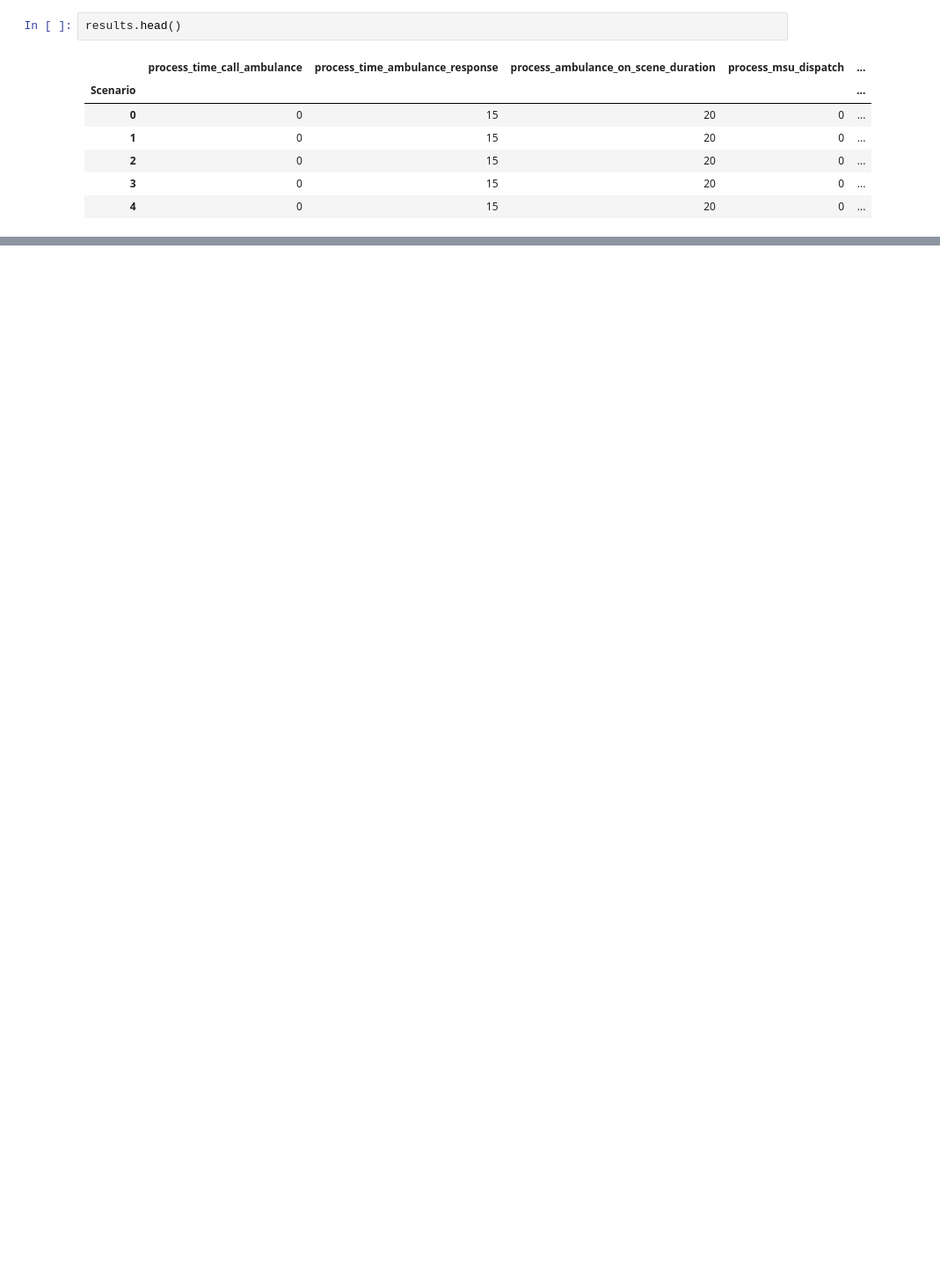
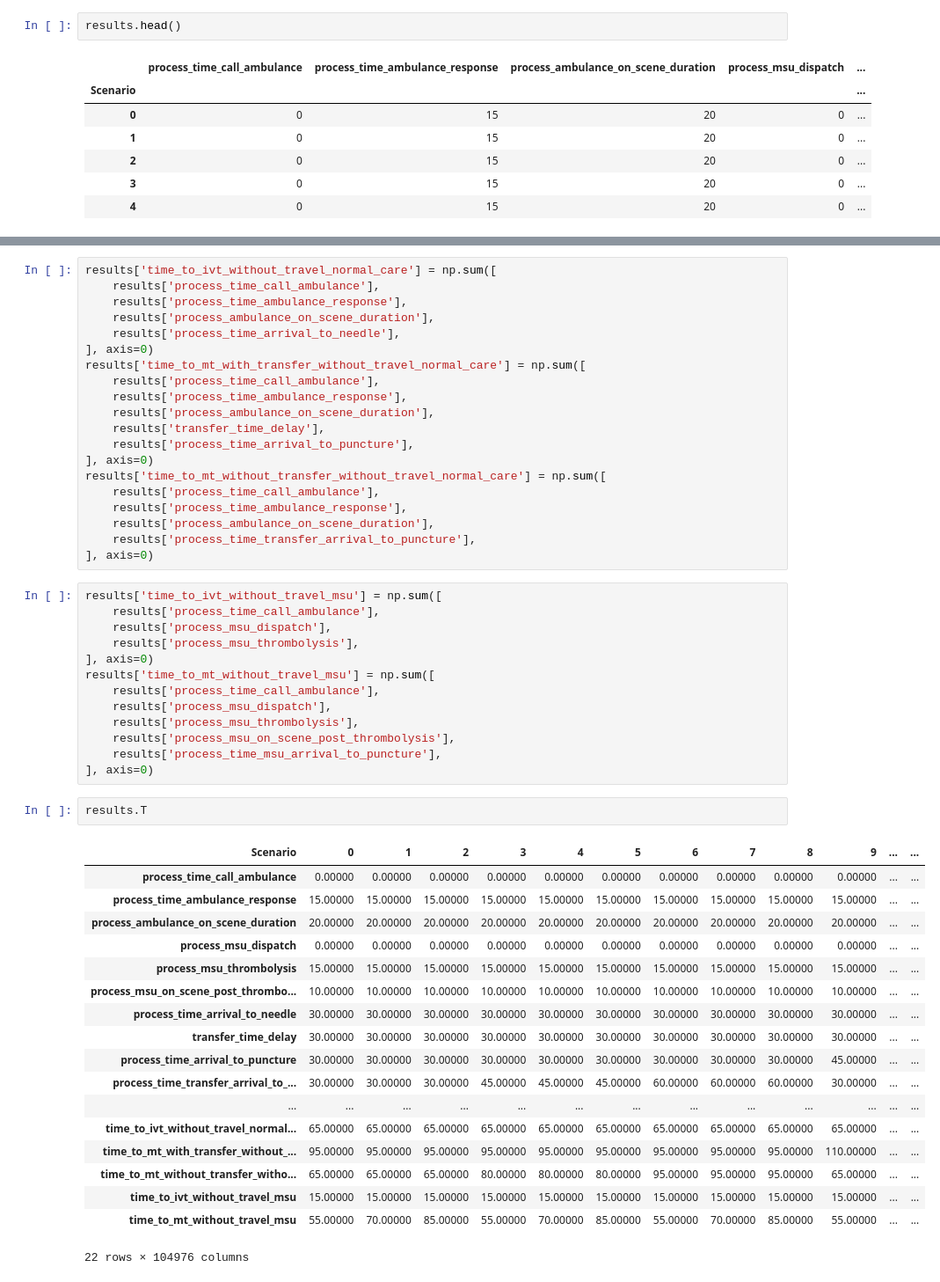
Before and after one commit to stroke-modelling/muster2, a Jupyter notebook: scenario_analysis/scenario_1_analysis.ipynb, the cells around one changed output, grey strips where cells are left out. Shown at 88% size. Cells and saved outputs as stored; diff of their text form; blank space fills up the shorter version.

```diff
--- a/scenario_analysis/scenario_1_analysis.ipynb
+++ b/scenario_analysis/scenario_1_analysis.ipynb
@@ -112,0 +141,54 @@ plt.show()
+# %%
+results['time_to_ivt_without_travel_normal_care'] = np.sum([
+    results['process_time_call_ambulance'],
+    results['process_time_ambulance_response'],
+    results['process_ambulance_on_scene_duration'],
+    results['process_time_arrival_to_needle'],
+], axis=0)
+results['time_to_mt_with_transfer_without_travel_normal_care'] = np.sum([
+    results['process_time_call_ambulance'],
+    results['process_time_ambulance_response'],
+    results['process_ambulance_on_scene_duration'],
+    results['transfer_time_delay'],
+    results['process_time_arrival_to_puncture'],
+], axis=0)
+results['time_to_mt_without_transfer_without_travel_normal_care'] = np.sum([
+    results['process_time_call_ambulance'],
+    results['process_time_ambulance_response'],
+    results['process_ambulance_on_scene_duration'],
+    results['process_time_transfer_arrival_to_puncture'],
+], axis=0)
+# %%
+results['time_to_ivt_without_travel_msu'] = np.sum([
+    results['process_time_call_ambulance'],
+    results['process_msu_dispatch'],
+    results['process_msu_thrombolysis'],
+], axis=0)
+results['time_to_mt_without_travel_msu'] = np.sum([
+    results['process_time_call_ambulance'],
+    results['process_msu_dispatch'],
+    results['process_msu_thrombolysis'],
+    results['process_msu_on_scene_post_thrombolysis'],
+    results['process_time_msu_arrival_to_puncture'],
+], axis=0)
+# %%
+results.T
+# %% [output]
+| Scenario | 0 | 1 | 2 | 3 | 4 | 5 | 6 | 7 | 8 | 9 | ... | ... |
+| process_time_call_ambulance | 0.00000 | 0.00000 | 0.00000 | 0.00000 | 0.00000 | 0.00000 | 0.00000 | 0.00000 | 0.00000 | 0.00000 | ... | ... |
+| process_time_ambulance_response | 15.00000 | 15.00000 | 15.00000 | 15.00000 | 15.00000 | 15.00000 | 15.00000 | 15.00000 | 15.00000 | 15.00000 | ... | ... |
+| process_ambulance_on_scene_duration | 20.00000 | 20.00000 | 20.00000 | 20.00000 | 20.00000 | 20.00000 | 20.00000 | 20.00000 | 20.00000 | 20.00000 | ... | ... |
+| process_msu_dispatch | 0.00000 | 0.00000 | 0.00000 | 0.00000 | 0.00000 | 0.00000 | 0.00000 | 0.00000 | 0.00000 | 0.00000 | ... | ... |
+| process_msu_thrombolysis | 15.00000 | 15.00000 | 15.00000 | 15.00000 | 15.00000 | 15.00000 | 15.00000 | 15.00000 | 15.00000 | 15.00000 | ... | ... |
+| process_msu_on_scene_post_thrombo... | 10.00000 | 10.00000 | 10.00000 | 10.00000 | 10.00000 | 10.00000 | 10.00000 | 10.00000 | 10.00000 | 10.00000 | ... | ... |
+| process_time_arrival_to_needle | 30.00000 | 30.00000 | 30.00000 | 30.00000 | 30.00000 | 30.00000 | 30.00000 | 30.00000 | 30.00000 | 30.00000 | ... | ... |
+| transfer_time_delay | 30.00000 | 30.00000 | 30.00000 | 30.00000 | 30.00000 | 30.00000 | 30.00000 | 30.00000 | 30.00000 | 30.00000 | ... | ... |
+| process_time_arrival_to_puncture | 30.00000 | 30.00000 | 30.00000 | 30.00000 | 30.00000 | 30.00000 | 30.00000 | 30.00000 | 30.00000 | 45.00000 | ... | ... |
+| process_time_transfer_arrival_to_... | 30.00000 | 30.00000 | 30.00000 | 45.00000 | 45.00000 | 45.00000 | 60.00000 | 60.00000 | 60.00000 | 30.00000 | ... | ... |
+| ... | ... | ... | ... | ... | ... | ... | ... | ... | ... | ... | ... | ... |
+| time_to_ivt_without_travel_normal... | 65.00000 | 65.00000 | 65.00000 | 65.00000 | 65.00000 | 65.00000 | 65.00000 | 65.00000 | 65.00000 | 65.00000 | ... | ... |
+| time_to_mt_with_transfer_without_... | 95.00000 | 95.00000 | 95.00000 | 95.00000 | 95.00000 | 95.00000 | 95.00000 | 95.00000 | 95.00000 | 110.00000 | ... | ... |
+| time_to_mt_without_transfer_witho... | 65.00000 | 65.00000 | 65.00000 | 80.00000 | 80.00000 | 80.00000 | 95.00000 | 95.00000 | 95.00000 | 65.00000 | ... | ... |
+| time_to_ivt_without_travel_msu | 15.00000 | 15.00000 | 15.00000 | 15.00000 | 15.00000 | 15.00000 | 15.00000 | 15.00000 | 15.00000 | 15.00000 | ... | ... |
+| time_to_mt_without_travel_msu | 55.00000 | 70.00000 | 85.00000 | 55.00000 | 70.00000 | 85.00000 | 55.00000 | 70.00000 | 85.00000 | 55.00000 | ... | ... |
+22 rows × 104976 columns
```
Also changed, not shown: parts of 7 cells of this notebook, 1 other file.
